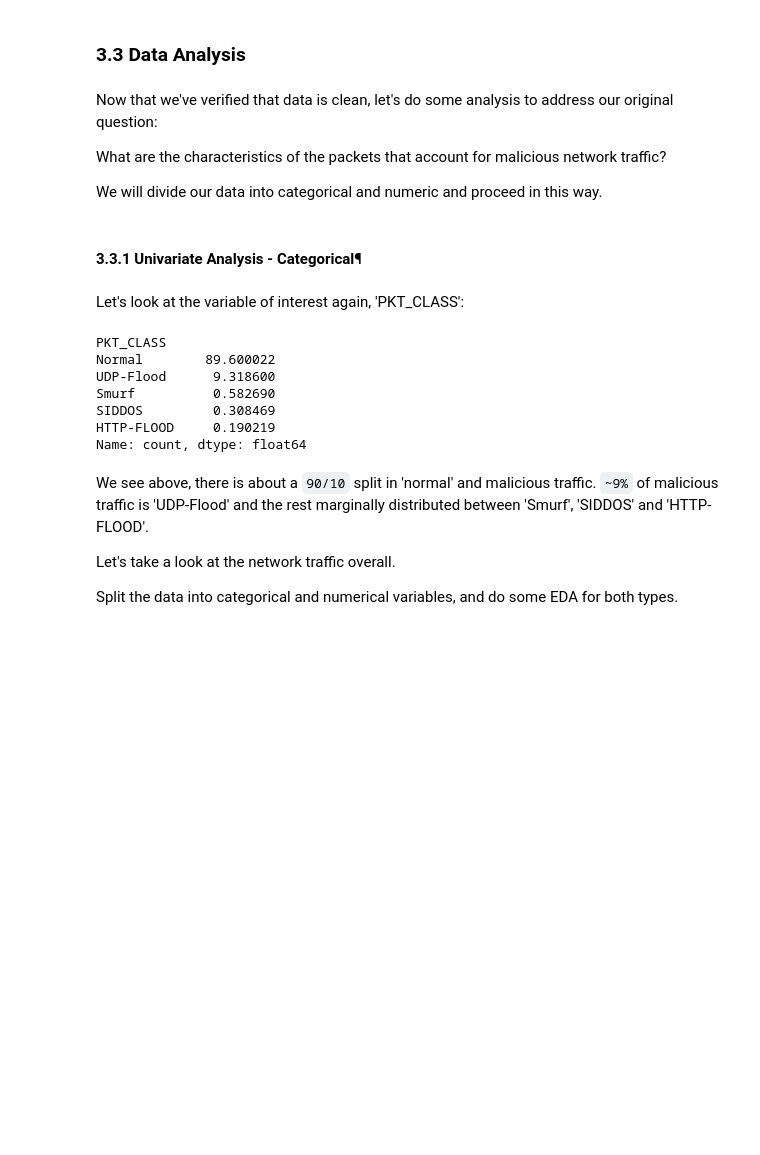
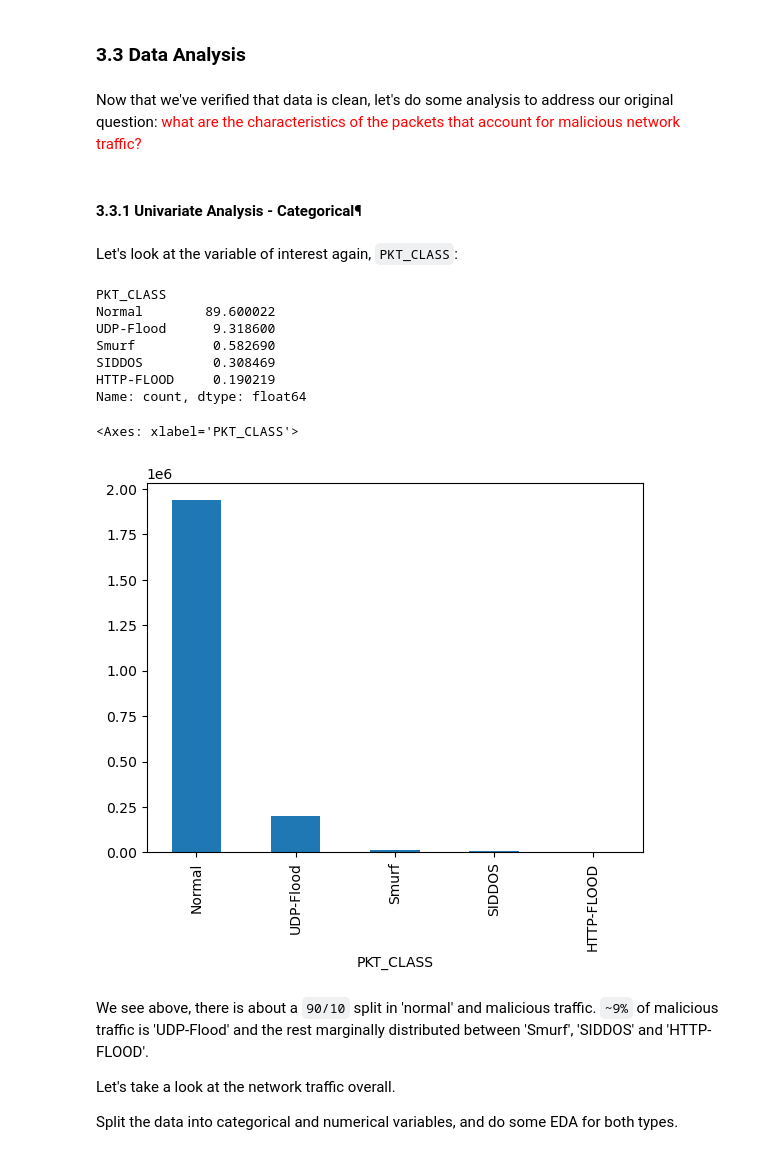
Before and after one commit to aidos-askhatuly/DDos_attack_detection, a Jupyter notebook: notebooks/Capstone_Aidos_Sprint_2.ipynb, the cells around one changed output. Saved outputs shown, nothing was run; the diff lists cells and outputs as text; code cells hidden in the pictures; blank space fills up the shorter version.

```diff
--- a/notebooks/Capstone_Aidos_Sprint_2.ipynb
+++ b/notebooks/Capstone_Aidos_Sprint_2.ipynb
@@ -249,14 +238,11 @@ plt.show()
 ### 3.3 Data Analysis
 # %% [markdown]
 Now that we've verified that data is clean, let's do some analysis to address our original question:
-
-What are the characteristics of the packets that account for malicious network traffic?
-
-We will divide our data into categorical and numeric and proceed in this way.
+<font color='red'>what are the characteristics of the packets that account for malicious network traffic? </font>
 # %% [markdown]
 #### 3.3.1 Univariate Analysis - Categorical¶
 # %% [markdown]
-Let's look at the variable of interest again, 'PKT_CLASS':
+Let's look at the variable of interest again, `PKT_CLASS`:
 # %%
 # Check the distribution of normal vs. malicisous traffic
 network_df1['PKT_CLASS'].value_counts()/network_df.shape[0]*100.0
@@ -268,6 +254,11 @@ Smurf          0.582690
 SIDDOS         0.308469
 HTTP-FLOOD     0.190219
 Name: count, dtype: float64
+# %%
+network_df1['PKT_CLASS'].value_counts().plot(kind='bar')
+# %% [output]
+<Axes: xlabel='PKT_CLASS'>
+[figure, added]
 # %% [markdown]
 We see above, there is about a `90/10` split in 'normal' and malicious traffic. `~9%` of malicious traffic is 'UDP-Flood' and the
 rest marginally distributed between 'Smurf', 'SIDDOS' and 'HTTP-FLOOD'.
```
Also changed, not shown: parts of 69 cells of this notebook, 2 other files.
